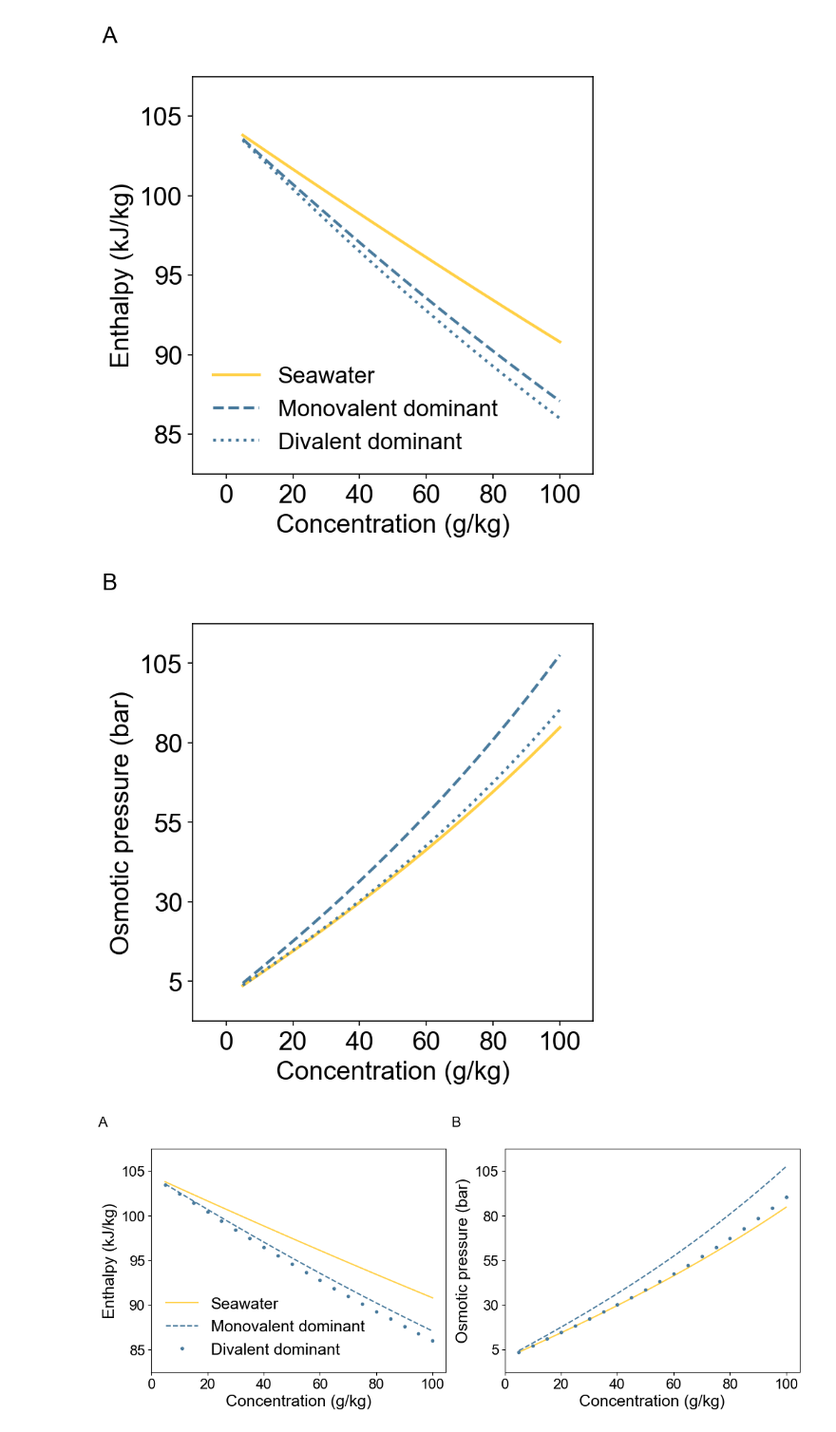
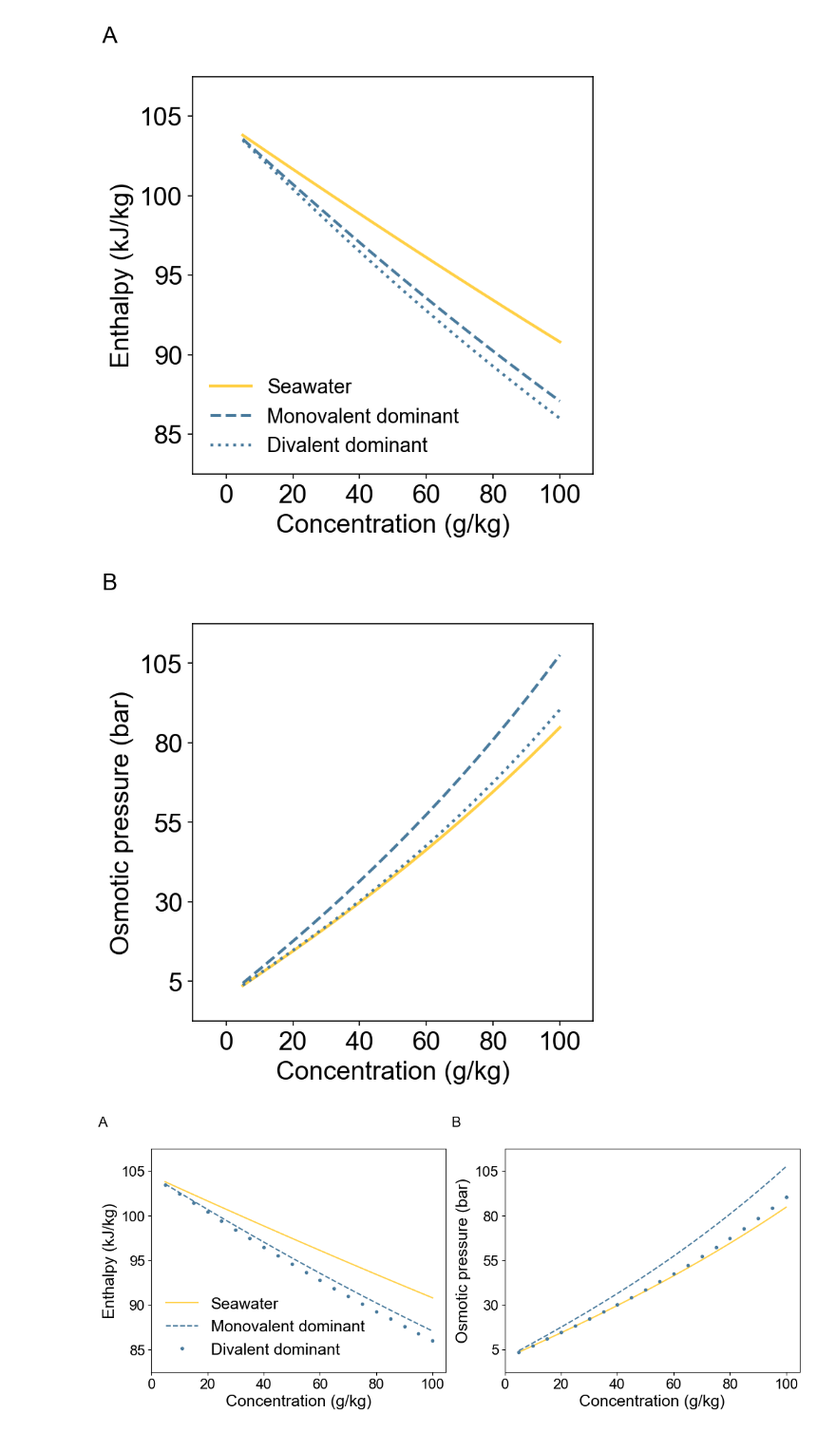
Before and after one commit to savannahsakhai/watertap, a Jupyter notebook: watertap/flowsheets/property_analysis/prop_plots/plotting.ipynb, the cells around one changed output. Shown at 95% size. Cells and saved outputs as stored; diff of their text form; code cells hidden in the pictures.

Commit message:
text size

```diff
--- a/watertap/flowsheets/property_analysis/prop_plots/plotting.ipynb
+++ b/watertap/flowsheets/property_analysis/prop_plots/plotting.ipynb
@@ -98,7 +98,7 @@ plt.xlabel("Concentration (g/kg)",fontsize=text_size_default)
 plt.ylabel("Enthalpy (kJ/kg)",fontsize=text_size_default)
 plt.xticks([0, 20, 40, 60, 80, 100],fontsize=text_size_default)
 plt.yticks(np.linspace(ylim[0], ylim[1], int(round((ylim[1]-ylim[0])/yinc))+1),fontsize=text_size_default)
-plt.legend(["Seawater","Monovalent dominant","Divalent dominant"], loc="lower left", frameon=False,fontsize=text_size_default-2)
+plt.legend(["Seawater","Monovalent dominant","Divalent dominant"], loc="lower left", frameon=False,fontsize=text_size_default-4)
 figure.add_text(-35, 110, "A")
 figure.save_fig(name="mono_di_enth")
 
@@ -127,34 +127,34 @@ figure.plot_line(
     ls="--",
     lw=2,
     color=bw_color,
 )
 figure.plot_line(
     data_bw_25['# Feed Mass Frac']*1000,
     data_bw_25['Osmotic Pressure']/1e5,
     marker_overlay=None,
     label="",
     marker="",
     ls=":",
     lw=2,
     color=bw_color,
 )
 figure.add_text(-35, 130, "B")
 spacing_factor = 2
 yformat=[[5,105],25]
 xformat=[[0,100],20]
 ylim = yformat[0]
 yinc = yformat[1]
 xlim = xformat[0]
 xinc = xformat[1]
 plt.ylim(ylim[0]-yinc/spacing_factor, ylim[1]+yinc/spacing_factor)
 plt.xlim(xlim[0]-xinc/spacing_factor, xlim[1]+xinc/spacing_factor)
 plt.xlabel("Concentration (g/kg)",fontsize=text_size_default)
 plt.ylabel("Osmotic pressure (bar)",fontsize=text_size_default)
 plt.xticks([0, 20, 40, 60, 80, 100],fontsize=text_size_default)
 plt.yticks(np.linspace(ylim[0], ylim[1], int(round((ylim[1]-ylim[0])/yinc))+1),fontsize=text_size_default)
 figure.save_fig(name="mono_di_osm_p")
 # %% [output]
-[figure, old version]
+[figure, new version]
 [figure]
 # %%
 fig, axs = plt.subplots(ncols=2, nrows=1,figsize=(13,4.5),)
```
Also changed, not shown: 3 other files.
